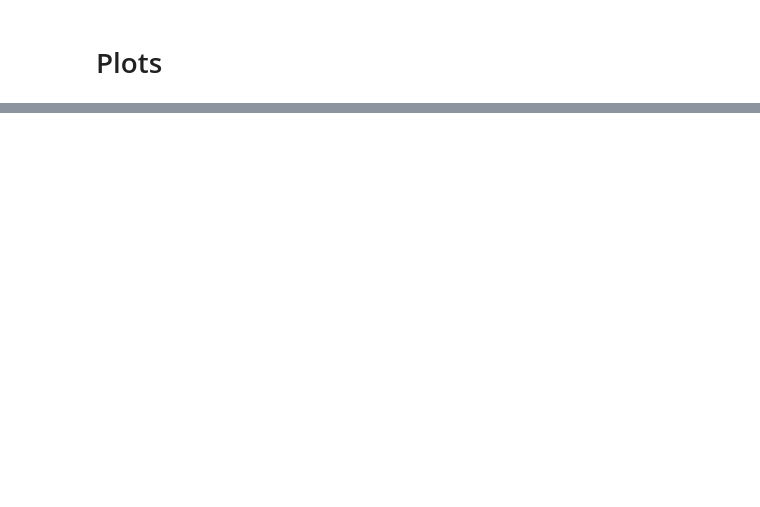
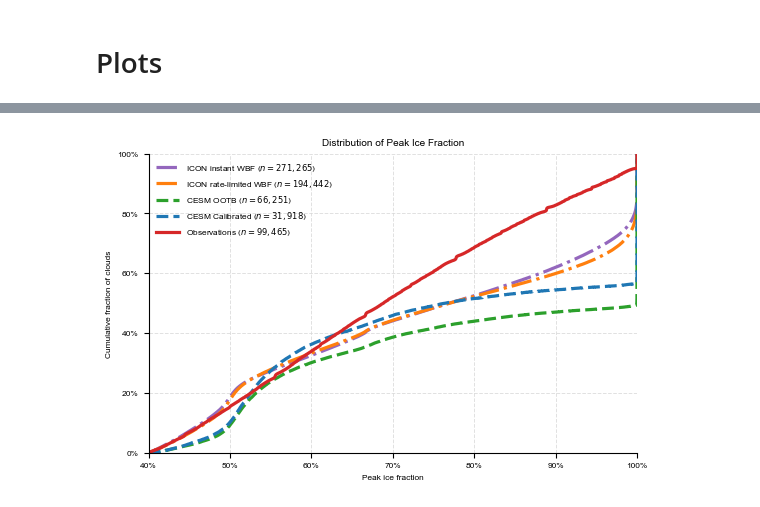
Before and after one commit to DragomirNikolov/MSGI, a Jupyter notebook: plotting/Publication_figures/Multisatellite_IF.ipynb, the cells around one changed output, grey strips where cells are left out. Saved outputs shown, nothing was run; the diff lists cells and outputs as text; code cells hidden in the pictures; blank space fills up the shorter version.

Commit message:
Model cloud bulk analysis

```diff
--- a/plotting/Publication_figures/Multisatellite_IF.ipynb
+++ b/plotting/Publication_figures/Multisatellite_IF.ipynb
@@ -19,3 +102,6 @@ config_mod = read_config("/wolke_scratch/dnikolo/Glaciation_time_estimator/confi
+# %%
+glac_cesm_cal = loader_cesm_cal.glac_chunk
+glac_cesm_ootb = loader_cesm_ootb.glac_chunk
 # %%
 def return_glac_df(a):
     return a[1]
@@ -402,7 +470,7 @@ def _check_val_seviri_coincidence_modis(row):
         return False
     return True
 
-def _get_val_seviri_coincidence(row):
+def _get_val_seviri_coincidence_modis(row):
     if "val_seviri_coincidence" not in row.keys():
         return _check_val_seviri_coincidence_modis(row)
     else:
@@ -523,14 +591,9 @@ def get_dd_pre_peak_if(row: pd.Series,idx: int):
                 return row["val_ice_frac_hist"][row["Glac_peak_ind"]-idx]
     return np.nan
 
-def get_mod_pre_peak_if(row: pd.Series,idx: int):
-    if_hist = row["val_ice_frac_hist"]
-    if ((row["Glac_peak_ind"]-idx)>=0) and ((row["Glac_peak_ind"]-idx)<len(if_hist)):
-        return if_hist[row["Glac_peak_ind"]-idx]
-    return np.nan
 
 def get_mod_pre_peak_if(row: pd.Series,idx: int):
-    if _check_val_seviri_coincidence_modis(row):
+    if _get_val_seviri_coincidence_modis(row):
         if_hist = row["val_ice_frac_hist"]
         if ((row["Glac_peak_ind"]-idx)>=0) and ((row["Glac_peak_ind"]-idx)<len(if_hist)):
             return if_hist[row["Glac_peak_ind"]-idx]
@@ -1581,0 +1217,85 @@ val_-2_prepeak_if above 1: 0 first n: 49 first fraction: 0.6530612244897959 seco
+# %%
+glac_icon_i["Peak_IF"]=glac_icon_i.apply(lambda row: row['ice_frac_hist'][row['Glac_peak_ind']],axis=1)
+glac_icon_rl["Peak_IF"]=glac_icon_rl.apply(lambda row: row['ice_frac_hist'][row['Glac_peak_ind']],axis=1)
+
+glac_cesm_cal["Peak_IF"]=glac_cesm_cal.apply(lambda row: row['ice_frac_hist'][row['Glac_peak_ind']],axis=1)
+glac_cesm_ootb["Peak_IF"]=glac_cesm_ootb.apply(lambda row: row['ice_frac_hist'][row['Glac_peak_ind']],axis=1)
+
+df_glac_mod["Peak_IF"]=df_glac_mod.apply(lambda row: row['ice_frac_hist'][row['Glac_peak_ind']],axis=1)
+# %%
+import matplotlib.pyplot as plt
+from matplotlib.ticker import PercentFormatter
+
+fig, ax = plt.subplots(figsize=(5.5, 3.5), constrained_layout=True)
+
+datasets = {
+    "ICON instant WBF": {
+        "values": glac_icon_i["Peak_IF"].dropna(),
+        "color": "tab:purple",
+        "linestyle": "-.",
+    },
+    "ICON rate-limited WBF": {
+        "values": glac_icon_rl["Peak_IF"].dropna(),
+        "color": "tab:orange",
+        "linestyle": "-.",
+    },
+    "CESM OOTB": {
+        "values": glac_cesm_ootb["Peak_IF"].dropna(),
+        "color": "tab:green",
+        "linestyle": "--",
+    },
+    "CESM Calibrated": {
+        "values": glac_cesm_cal["Peak_IF"].dropna(),
+        "color": "tab:blue",
+        "linestyle": "--",
+    },
+    "Observations": {
+        "values": df_glac_mod["Peak_IF"].dropna(),
+        "color": "tab:red",
+        "linestyle": "-",
+    },
+}
+
+for name, config in datasets.items():
+    values = config["values"]
+    values = values[values.between(0, 1)]
+
+    ax.ecdf(
+        values,
+        label=f"{name} ($n={len(values):,}$)",
+        color=config["color"],
+        linestyle=config["linestyle"],
+        linewidth=2.3,
+    )
+
+
+ax.set(
+    xlim=(0.4, 1),
+    ylim=(0, 1),
+    xlabel="Peak ice fraction",
+    ylabel="Cumulative fraction of clouds",
+    title="Distribution of Peak Ice Fraction",
+)
+
+ax.xaxis.set_major_formatter(PercentFormatter(xmax=1))
+ax.yaxis.set_major_formatter(PercentFormatter(xmax=1))
+
+ax.grid(
+    axis="both",
+    color="0.85",
+    linestyle="--",
+    linewidth=0.7,
+    alpha=0.8,
+)
+
+ax.spines[["top", "right"]].set_visible(False)
+
+ax.legend(
+    loc="upper left",
+    frameon=False,
+    handlelength=2.8,
+)
+
+plt.show()
+# %% [output]
+[figure, added]
```
Also changed, not shown: parts of 30 cells of this notebook, 6 other files.
